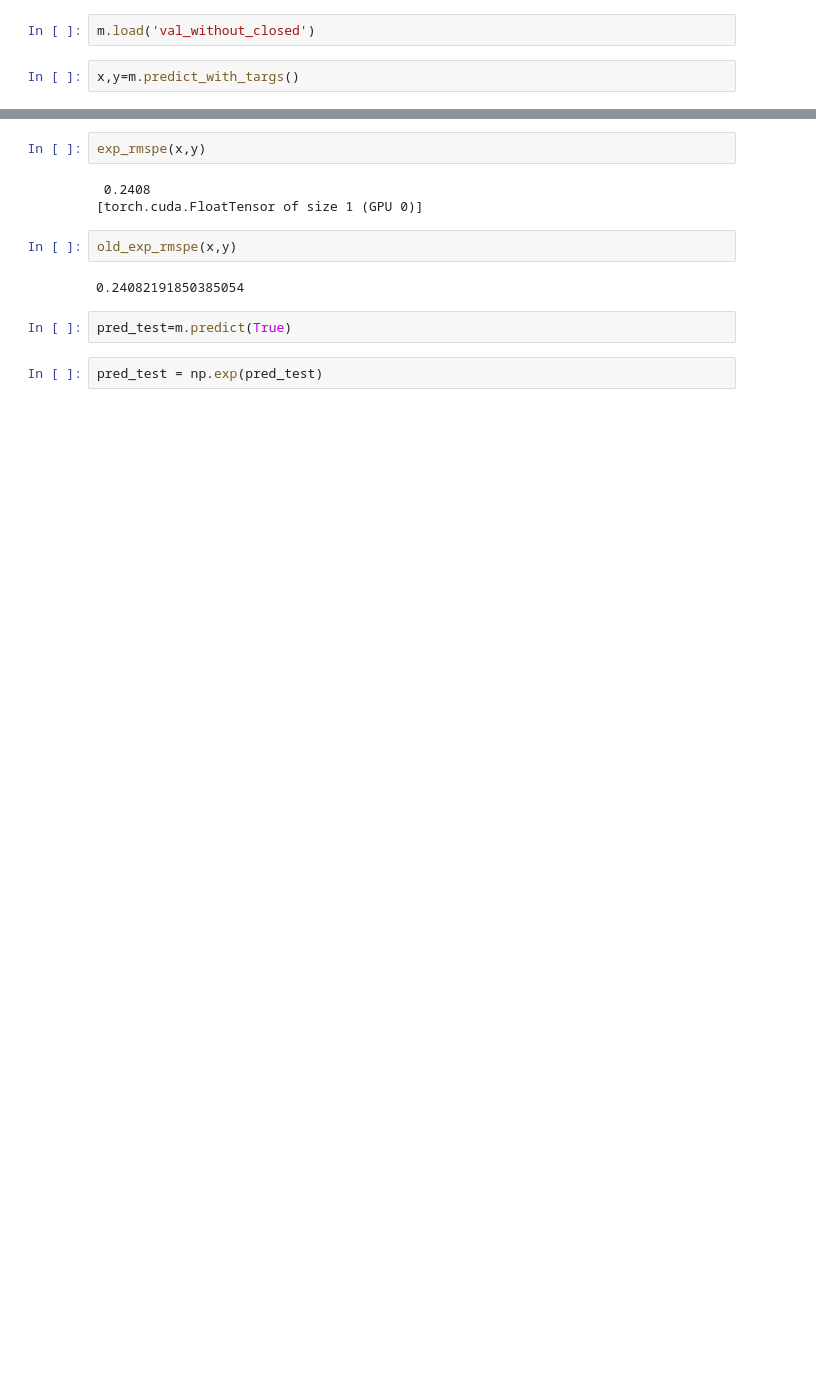
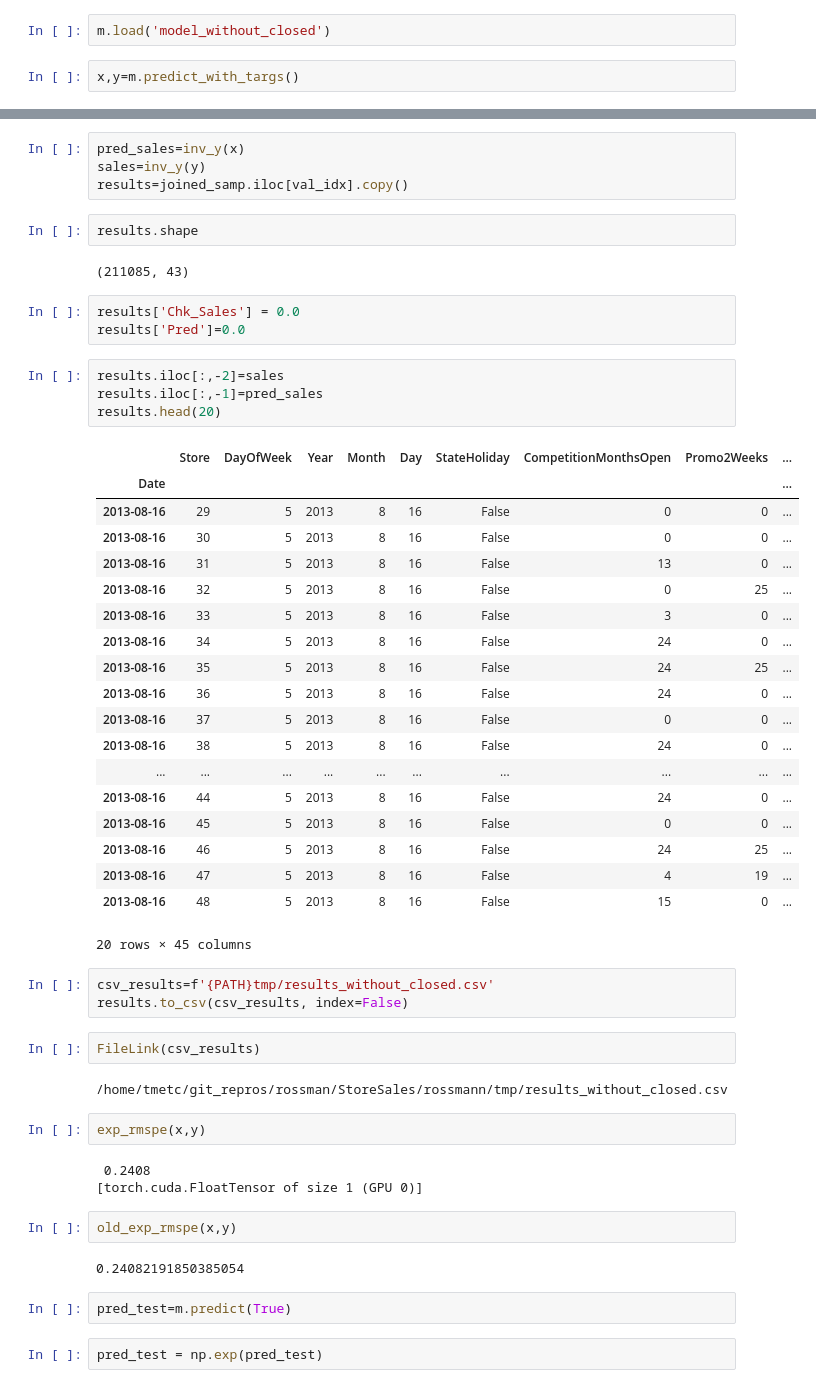
Before and after one commit to EtemKavak/StoreSales, a Jupyter notebook: rossman_no_closed.ipynb, the cells around one changed output, grey strips where cells are left out. Drawn from its saved outputs; the diff is of its cells as text; blank space fills up the shorter version.

```diff
--- a/rossman_no_closed.ipynb
+++ b/rossman_no_closed.ipynb
@@ -941,4 +986,4 @@ m.save('val_without_closed')
 # %%
-m.load('val_without_closed')
+m.load('model_without_closed')
 # %%
 x,y=m.predict_with_targs()
@@ -945,3 +1002,45 @@ x,y=m.predict_with_targs()
+# %%
+pred_sales=inv_y(x)
+sales=inv_y(y)
+results=joined_samp.iloc[val_idx].copy()
+# %%
+results.shape
+# %% [output]
+(211085, 43)
+# %%
+results['Chk_Sales'] = 0.0
+results['Pred']=0.0
+# %%
+results.iloc[:,-2]=sales
+results.iloc[:,-1]=pred_sales
+results.head(20)
+# %% [output]
+|  | Store | DayOfWeek | Year | Month | Day | StateHoliday | CompetitionMonthsOpen | Promo2Weeks | ... |
+| Date |  |  |  |  |  |  |  |  | ... |
+| 2013-08-16 | 29 | 5 | 2013 | 8 | 16 | False | 0 | 0 | ... |
+| 2013-08-16 | 30 | 5 | 2013 | 8 | 16 | False | 0 | 0 | ... |
+| 2013-08-16 | 31 | 5 | 2013 | 8 | 16 | False | 13 | 0 | ... |
+| 2013-08-16 | 32 | 5 | 2013 | 8 | 16 | False | 0 | 25 | ... |
+| 2013-08-16 | 33 | 5 | 2013 | 8 | 16 | False | 3 | 0 | ... |
+| 2013-08-16 | 34 | 5 | 2013 | 8 | 16 | False | 24 | 0 | ... |
+| 2013-08-16 | 35 | 5 | 2013 | 8 | 16 | False | 24 | 25 | ... |
+| 2013-08-16 | 36 | 5 | 2013 | 8 | 16 | False | 24 | 0 | ... |
+| 2013-08-16 | 37 | 5 | 2013 | 8 | 16 | False | 0 | 0 | ... |
+| 2013-08-16 | 38 | 5 | 2013 | 8 | 16 | False | 24 | 0 | ... |
+| ... | ... | ... | ... | ... | ... | ... | ... | ... | ... |
+| 2013-08-16 | 44 | 5 | 2013 | 8 | 16 | False | 24 | 0 | ... |
+| 2013-08-16 | 45 | 5 | 2013 | 8 | 16 | False | 0 | 0 | ... |
+| 2013-08-16 | 46 | 5 | 2013 | 8 | 16 | False | 24 | 25 | ... |
+| 2013-08-16 | 47 | 5 | 2013 | 8 | 16 | False | 4 | 19 | ... |
+| 2013-08-16 | 48 | 5 | 2013 | 8 | 16 | False | 15 | 0 | ... |
+20 rows × 45 columns
+# %%
+csv_results=f'{PATH}tmp/results_without_closed.csv'
+results.to_csv(csv_results, index=False)
+# %%
+FileLink(csv_results)
+# %% [output]
+/home/tmetc/git_repros/rossman/StoreSales/rossmann/tmp/results_without_closed.csv
 # %%
 exp_rmspe(x,y)
 # %% [output]
```
Also changed, not shown: parts of 56 cells of this notebook, 2 other files.
